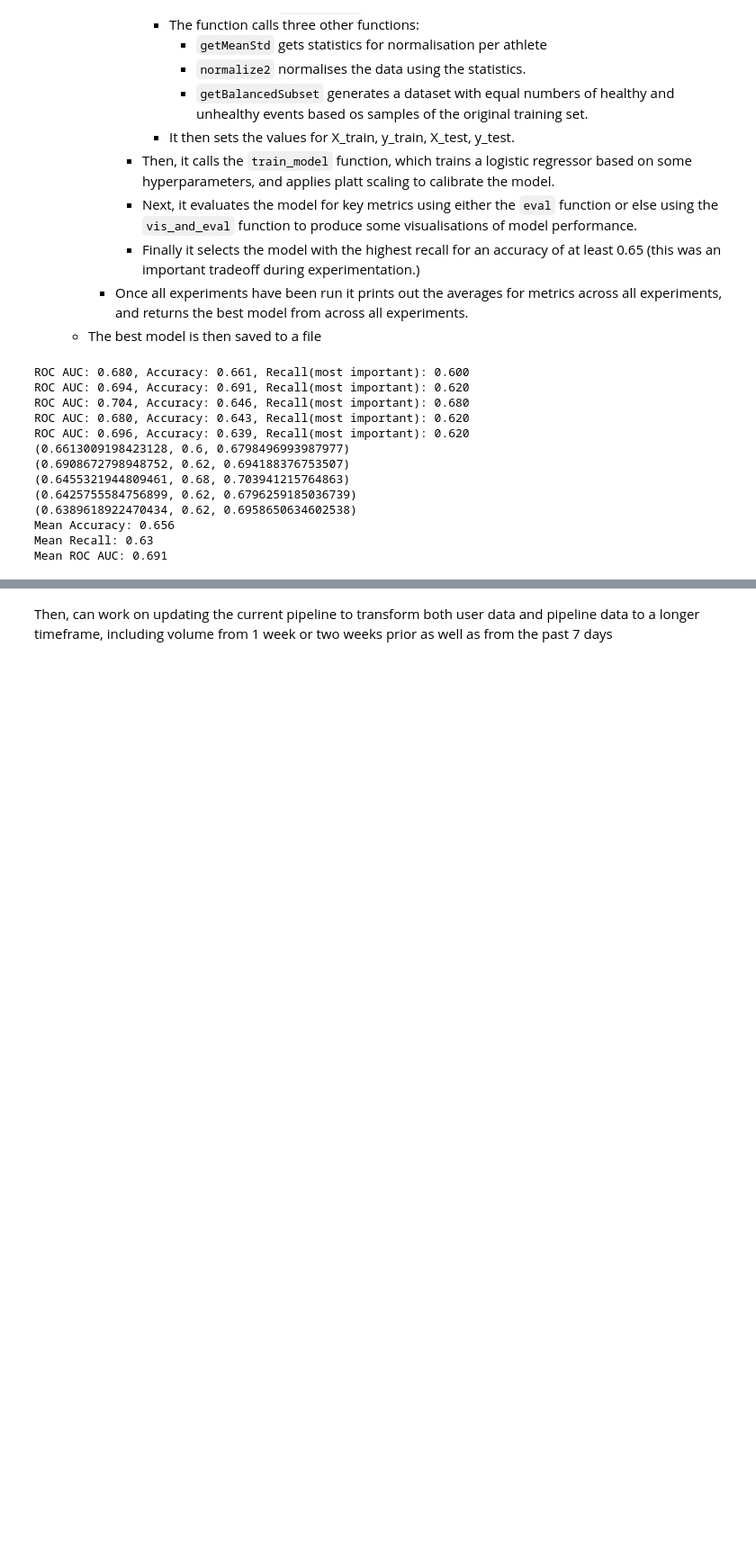
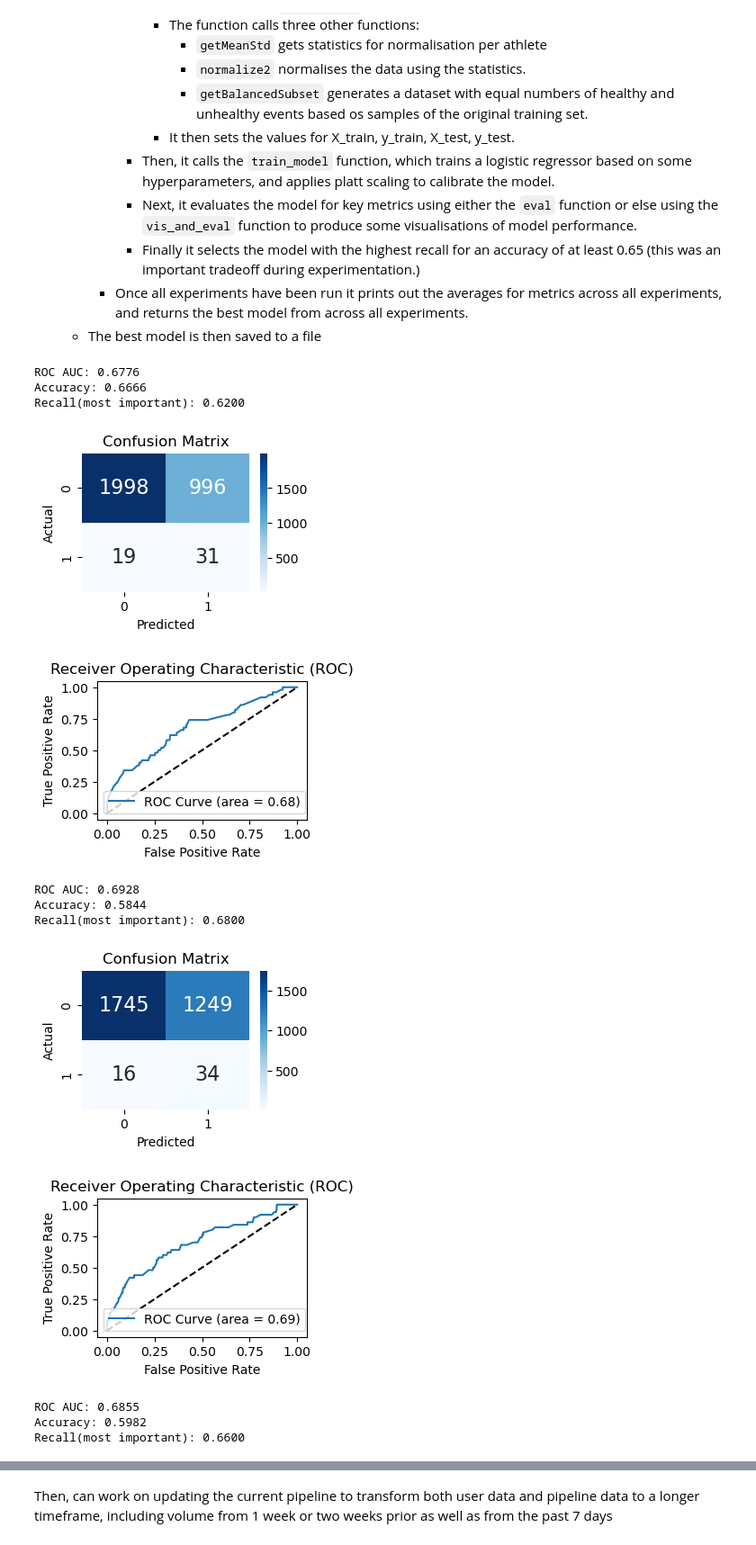
Before and after one commit to milooranm/RunningVolume_Injury, a Jupyter notebook: notebooks/Tuned_LogReg_model.ipynb, the cells around one changed output, grey strips where cells are left out. Shown: that part at 90% size. Cells and saved outputs as stored; diff of their text form; code cells hidden in the pictures; blank space fills up the shorter version.

```diff
--- a/notebooks/Tuned_LogReg_model.ipynb
+++ b/notebooks/Tuned_LogReg_model.ipynb
@@ -187,8 +187,8 @@ def run_exps(df,test_set, n =5, **params):
         y_train, y_test, X_train, X_test = preparedata(df, test_set)
         model = train_model(X_train, y_train,**params)
         y_pred = model.predict(X_test)
-        results = eval(model, y_test, X_test, y_pred)
-        # results = vis_and_eval(model, y_test, X_test, y_pred)
+        # results = eval(model, y_test, X_test, y_pred)
+        results = vis_and_eval(model, y_test, X_test, y_pred)
 
         if results[1] > best_recall and results[0] > 0.65:
             best_model = model
@@ -208,43 +208,43 @@ def main():
     '''
 
     # Load, clean, and split the data
     dfday = pd.read_csv('../data/raw/day_approach.csv')
     dfday.drop(list(dfday.filter(regex = 'perceived|sprinting|strength')), axis = 1, inplace = True)
     athletes = sorted(list(dfday['Athlete ID'].unique()))
     test_athletes = athletes[len(athletes) - 10:]
 
     # run experiments to determine the best model
     best_model = run_exps(dfday, test_athletes, n = 5, C=0.01, penalty='elasticnet', solver='saga', l1_ratio=0.5)
 
     # Save the model to a file
     with open('../models/logistic_model.pkl', 'wb') as f:
         pickle.dump(best_model, f)
 
 
     # Uncomment the following lines to run additional experiments with different hyperparameters
     '''
     print("-" * 50)  # Separator for better readability
     C_values = [0.001, 0.01, 0.1, 1, 10]
     l1_ratio_values = [0.2, 0.5, 0.8]
     for C in C_values:
         for l1_ratio in l1_ratio_values:
             print(f"Running experiments with C={C}, l1_ratio={l1_ratio}, penalty='elasticnet', solver='saga', class_weight='balanced'")
             run_exps(dfday, test_athletes, n = 3, C=C, penalty='elasticnet', solver='saga', l1_ratio=l1_ratio)
             print("-" * 50)  # Separator for better readability
    '''
 
 main()
 # %% [output]
-ROC AUC: 0.680, Accuracy: 0.661, Recall(most important): 0.600
-ROC AUC: 0.694, Accuracy: 0.691, Recall(most important): 0.620
-ROC AUC: 0.704, Accuracy: 0.646, Recall(most important): 0.680
-ROC AUC: 0.680, Accuracy: 0.643, Recall(most important): 0.620
-ROC AUC: 0.696, Accuracy: 0.639, Recall(most important): 0.620
-(0.6613009198423128, 0.6, 0.6798496993987977)
-(0.6908672798948752, 0.62, 0.694188376753507)
-(0.6455321944809461, 0.68, 0.703941215764863)
-(0.6425755584756899, 0.62, 0.6796259185036739)
-(0.6389618922470434, 0.62, 0.6958650634602538)
-Mean Accuracy: 0.656
-Mean Recall: 0.63
-Mean ROC AUC: 0.691
+ROC AUC: 0.6776
+Accuracy: 0.6666
+Recall(most important): 0.6200
+[figure, added]
+[figure, added]
+ROC AUC: 0.6928
+Accuracy: 0.5844
+Recall(most important): 0.6800
+[figure, added]
+[figure, added]
+ROC AUC: 0.6855
+Accuracy: 0.5982
+Recall(most important): 0.6600
```
Also changed, not shown: parts of 1 cell of this notebook, 5 other files.
